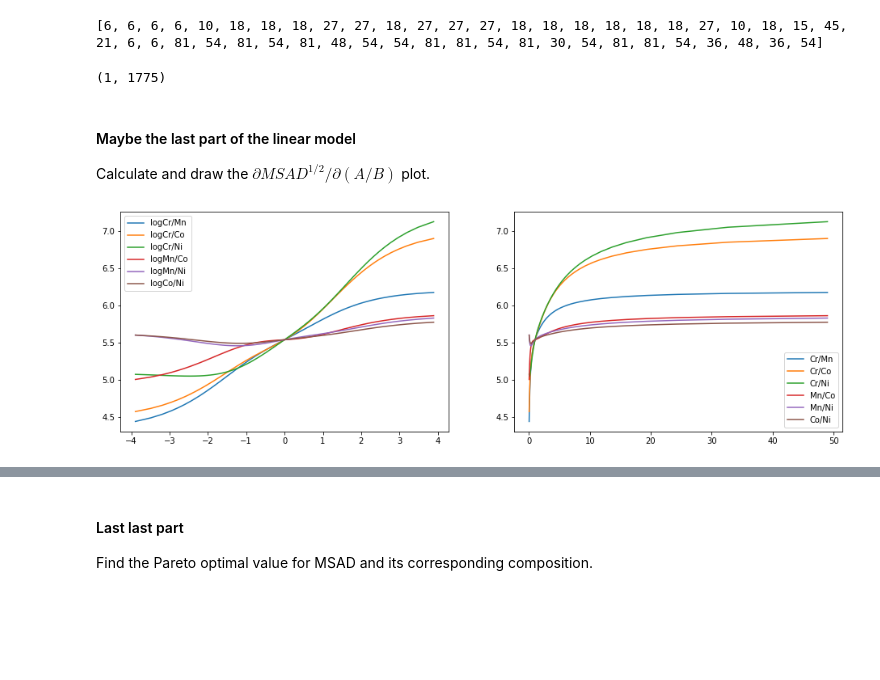
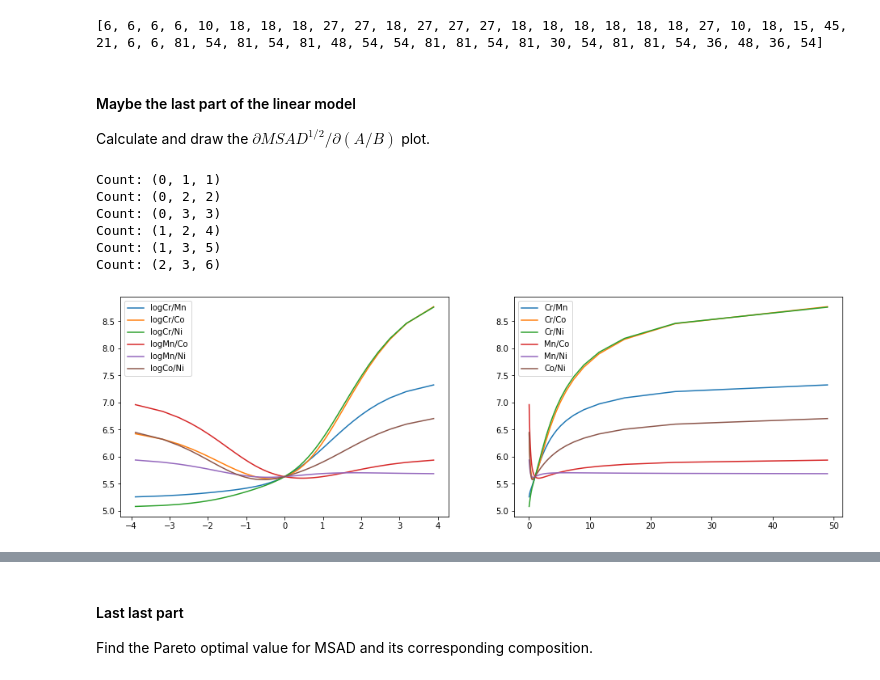
Before and after one commit to wzetto/MATools, a Jupyter notebook: CE_MC/cluster_ce_msad.ipynb, the cells around one changed output, grey strips where cells are left out. Cells and saved outputs as stored; diff of their text form; code cells hidden in the pictures; blank space fills up the shorter version.

```diff
--- a/CE_MC/cluster_ce_msad.ipynb
+++ b/CE_MC/cluster_ce_msad.ipynb
@@ -2157,7 +2168,7 @@ ce_ = CE(ind_1nn, ind_2nn, ind_3nn, ind_4nn, ind_5nn, ind_6nn,
         ind_trip233_pbc, ind_trip255_pbc, ind_trip334_pbc, ind_trip335_pbc,
         ind_trip345_pbc, ind_trip444_pbc, ind_trip455_pbc,
 
-        ind_quaraw, ind_quapbc, ind_raw, use_pbc=True)
+        ind_quaraw, ind_quapbc, ind_raw, use_pbc=True, merge_basis=True)
 
 # for i in range(500):
 #     ele_list = ele_list_gen(0.4, 0.05, 0.4, 0.1, 32)
@@ -2184,12 +2195,12 @@ raw_scalar = True
 dyna_scalar = False
 assert raw_scalar != dyna_scalar, print('Only one scaler can be used!')
 
-load_model = True
+load_model = False
 model_pth = './runs/demo/20230103/eq_clf_msad.sav'
 
 for compo in compo_mat:
         a1, a2, a3 = compo
-        atomic_ratio = f'{a1}_{a2}_{a3}.npy'
+        atomic_ratio = f'{a1}_{a2}_{a3}_mergebasis.npy'
         config = np.load(f'/media/wz/a7ee6d50-691d-431a-8efb-b93adc04896d/Github/MATools_buffer/msadGA/202212/configs/{atomic_ratio}')
 
         if raw_scalar:
@@ -2252,9 +2263,9 @@ ce_ = CE(ind_1nn, ind_2nn, ind_3nn, ind_4nn, ind_5nn, ind_6nn,
         ind_trip233_pbc, ind_trip255_pbc, ind_trip334_pbc, ind_trip335_pbc,
         ind_trip345_pbc, ind_trip444_pbc, ind_trip455_pbc,
 
-        ind_quaraw, ind_quapbc, ind_raw, use_pbc=True)
+        ind_quaraw, ind_quapbc, ind_raw, use_pbc=True, merge_basis=True)
 # %%
-atomic_ratio = np.array([0.4, 0.05, 0.275, 0.275])
+atomic_ratio = np.array([0.25, 0.25, 0.25, 0.25])
 
 #* Scalar part
 # chosen_embed_ = np.load('./runs/demo/20230103/chosen_embed.npy')
@@ -2293,10 +2304,6 @@ plt.plot(ideal_weight[0])
 a = ce_.ideal_extract(atomic_ratio).reshape(1,-1)
 # %% [output]
 [6, 6, 6, 6, 10, 18, 18, 18, 27, 27, 18, 27, 27, 27, 18, 18, 18, 18, 18, 18, 27, 10, 18, 15, 45, 21, 6, 6, 81, 54, 81, 54, 81, 48, 54, 54, 81, 81, 54, 81, 30, 54, 81, 81, 54, 36, 48, 36, 54]
-# %%
-a.shape
-# %% [output]
-(1, 1775)
 # %% [markdown]
 #### Maybe the last part of the linear model
 
@@ -2304,13 +2311,14 @@ Calculate and draw the $\partial{MSAD^{1/2}}/\partial{(A/B)}$ plot.
 # %%
 def ratio_msad(atom_ind1: int, atom_ind2: int):
     a1, a2 = embed_type[atom_ind1], embed_type[atom_ind2]
-    c_1_list = np.linspace(0.01, 0.49, 100)
+    c_1_list = np.linspace(0.01, 0.49, 49)
     c_2_list = 0.5 - c_1_list
     ratio_list = c_1_list/c_2_list
     log_ratiolist = np.log(ratio_list)
     msad_predict_list = []
 
     for c_1, c_2 in zip(c_1_list, c_2_list):
+
         atomic_ratio = np.array([0.25, 0.25, 0.25, 0.25])
         atomic_ratio[[atom_ind1, atom_ind2]] = c_1, c_2
         ideal_weight = scaler_raw.transform(ce_.ideal_extract(atomic_ratio).reshape(1,-1))
@@ -2326,21 +2334,31 @@ def ratio_msad(atom_ind1: int, atom_ind2: int):
 # %%
 ce_ratioresult = {}
 embed_type = ['Cr', 'Mn', 'Co', 'Ni']
 
 fig = plt.figure(figsize=(16, 5))
 ax1 = fig.add_subplot(121)
 ax2 = fig.add_subplot(122)
+count = 1
 
 for i, j in combinations(range(4), 2):
+    print(f'Count: {i, j, count}')
+    count += 1
+
     ratio_predict, logratio_predict, msad_predict, type_predict = ratio_msad(i, j)
     ce_ratioresult[type_predict+'_ratio'] = ratio_predict
     ce_ratioresult[type_predict+'_msad'] = msad_predict
     ax1.plot(logratio_predict, msad_predict, label='log'+type_predict)
     ax2.plot(ratio_predict, msad_predict, label=type_predict)
 
 ax1.legend()
 ax2.legend()
 
 plt.show()
 # %% [output]
+Count: (0, 1, 1)
+Count: (0, 2, 2)
+Count: (0, 3, 3)
+Count: (1, 2, 4)
+Count: (1, 3, 5)
+Count: (2, 3, 6)
-[figure, old version]
+[figure, new version]
```
Also changed, not shown: parts of 23 cells of this notebook, 9 other files.
